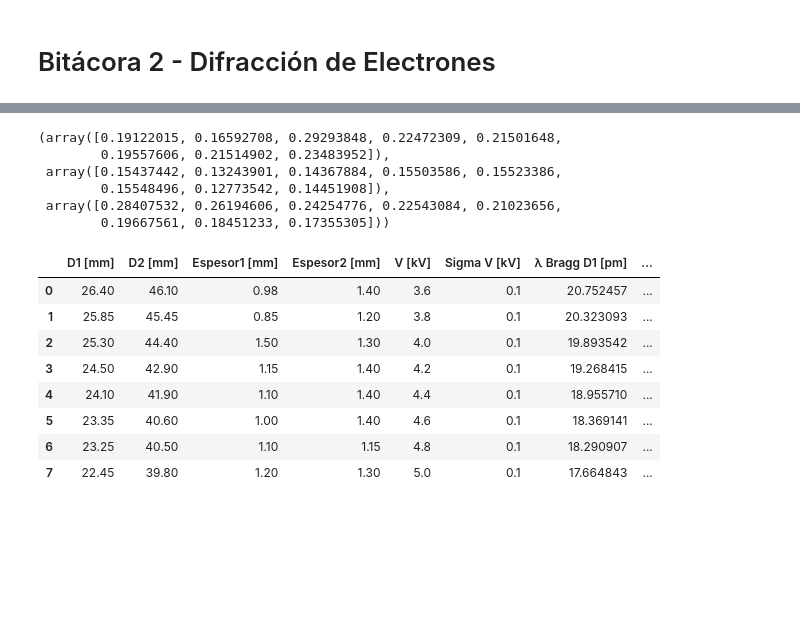
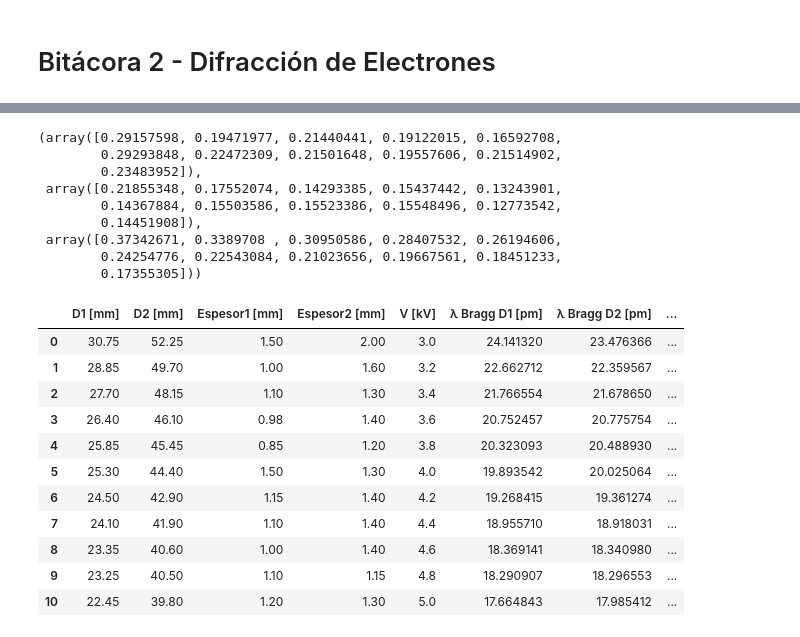
Before and after one commit to QuantumPower4/LabIntermedio2024-2, a Jupyter notebook: Difracción_Electrones/DifracciónElectrones_LabIntermedio.ipynb, the cells around one changed output, grey strips where cells are left out. Saved outputs shown, nothing was run; the diff lists cells and outputs as text; code cells hidden in the pictures; blank space fills up the shorter version.

```diff
--- a/Difracción_Electrones/DifracciónElectrones_LabIntermedio.ipynb
+++ b/Difracción_Electrones/DifracciónElectrones_LabIntermedio.ipynb
@@ -44,9 +31,9 @@ def linear_function(X, a):
 # %%
-D1 = np.array([26.4,25.85,25.3,24.5,24.1,23.35,23.25,22.45])
-D2 = np.array([46.1,45.45,44.4,42.9,41.9,40.6,40.5,39.8])
-Espesor1 = np.array([0.98,0.85,1.5,1.15,1.1,1,1.1,1.2])
-Espesor2 = np.array([1.4,1.2,1.3,1.4,1.4,1.4,1.15,1.3])
-V = np.array([3.6,3.8,4,4.2,4.4,4.6,4.8,5])
+D1 = np.array([30.75,28.85,27.7,26.4,25.85,25.3,24.5,24.1,23.35,23.25,22.45])
+D2 = np.array([52.25,49.7,48.15,46.1,45.45,44.4,42.9,41.9,40.6,40.5,39.8])
+Espesor1 = np.array([1.5,1,1.1,0.98,0.85,1.5,1.15,1.1,1,1.1,1.2])
+Espesor2 = np.array([2,1.6,1.3,1.4,1.2,1.3,1.4,1.4,1.4,1.15,1.3])
+V = np.array([3,3.2,3.4,3.6,3.8,4,4.2,4.4,4.6,4.8,5])
 sigmaV = np.array([0.1]*len(V))
 # %%
 m = 9.11e-31 #kg
@@ -66,27 +53,35 @@ sigma_broglie = 0.25*np.sqrt(2)*(h*sigmaV*(1e3)/np.sqrt(e*m*(V*1e3)**3))*1e12
 
 sigma_braggD1, sigma_braggD2,sigma_broglie
 # %% [output]
-(array([0.19122015, 0.16592708, 0.29293848, 0.22472309, 0.21501648,
-        0.19557606, 0.21514902, 0.23483952]),
- array([0.15437442, 0.13243901, 0.14367884, 0.15503586, 0.15523386,
-        0.15548496, 0.12773542, 0.14451908]),
- array([0.28407532, 0.26194606, 0.24254776, 0.22543084, 0.21023656,
-        0.19667561, 0.18451233, 0.17355305]))
+(array([0.29157598, 0.19471977, 0.21440441, 0.19122015, 0.16592708,
+        0.29293848, 0.22472309, 0.21501648, 0.19557606, 0.21514902,
+        0.23483952]),
+ array([0.21855348, 0.17552074, 0.14293385, 0.15437442, 0.13243901,
+        0.14367884, 0.15503586, 0.15523386, 0.15548496, 0.12773542,
+        0.14451908]),
+ array([0.37342671, 0.3389708 , 0.30950586, 0.28407532, 0.26194606,
+        0.24254776, 0.22543084, 0.21023656, 0.19667561, 0.18451233,
+        0.17355305]))
 # %%
 DataFrame = pd.DataFrame({'D1 [mm]':D1,'D2 [mm]':D2,'Espesor1 [mm]':Espesor1,
-                          'Espesor2 [mm]':Espesor2,'V [kV]':V,"Sigma V [kV]":sigmaV,
-                          "λ Bragg D1 [pm]":braggD1, "λ Bragg D2 [pm]":braggD2, "λ Broglie [pm]":broglie})
+                          'Espesor2 [mm]':Espesor2,'V [kV]':V,
+                          "λ Bragg D1 [pm]":braggD1, "λ Bragg D2 [pm]":braggD2, "λ Broglie [pm]":broglie,
+                          "sigma λ Bragg D1 [pm]":sigma_braggD1,"sigma λ Bragg D2 [pm]":sigma_braggD2,
+                          "sigma λ Broglie [pm]":sigma_broglie})
 DataFrame
 # %% [output]
-|  | D1 [mm] | D2 [mm] | Espesor1 [mm] | Espesor2 [mm] | V [kV] | Sigma V [kV] | λ Bragg D1 [pm] | ... |
-| 0 | 26.40 | 46.10 | 0.98 | 1.40 | 3.6 | 0.1 | 20.752457 | ... |
-| 1 | 25.85 | 45.45 | 0.85 | 1.20 | 3.8 | 0.1 | 20.323093 | ... |
-| 2 | 25.30 | 44.40 | 1.50 | 1.30 | 4.0 | 0.1 | 19.893542 | ... |
-| 3 | 24.50 | 42.90 | 1.15 | 1.40 | 4.2 | 0.1 | 19.268415 | ... |
-| 4 | 24.10 | 41.90 | 1.10 | 1.40 | 4.4 | 0.1 | 18.955710 | ... |
-| 5 | 23.35 | 40.60 | 1.00 | 1.40 | 4.6 | 0.1 | 18.369141 | ... |
-| 6 | 23.25 | 40.50 | 1.10 | 1.15 | 4.8 | 0.1 | 18.290907 | ... |
-| 7 | 22.45 | 39.80 | 1.20 | 1.30 | 5.0 | 0.1 | 17.664843 | ... |
+|  | D1 [mm] | D2 [mm] | Espesor1 [mm] | Espesor2 [mm] | V [kV] | λ Bragg D1 [pm] | λ Bragg D2 [pm] | ... |
+| 0 | 30.75 | 52.25 | 1.50 | 2.00 | 3.0 | 24.141320 | 23.476366 | ... |
+| 1 | 28.85 | 49.70 | 1.00 | 1.60 | 3.2 | 22.662712 | 22.359567 | ... |
+| 2 | 27.70 | 48.15 | 1.10 | 1.30 | 3.4 | 21.766554 | 21.678650 | ... |
+| 3 | 26.40 | 46.10 | 0.98 | 1.40 | 3.6 | 20.752457 | 20.775754 | ... |
+| 4 | 25.85 | 45.45 | 0.85 | 1.20 | 3.8 | 20.323093 | 20.488930 | ... |
+| 5 | 25.30 | 44.40 | 1.50 | 1.30 | 4.0 | 19.893542 | 20.025064 | ... |
+| 6 | 24.50 | 42.90 | 1.15 | 1.40 | 4.2 | 19.268415 | 19.361274 | ... |
+| 7 | 24.10 | 41.90 | 1.10 | 1.40 | 4.4 | 18.955710 | 18.918031 | ... |
+| 8 | 23.35 | 40.60 | 1.00 | 1.40 | 4.6 | 18.369141 | 18.340980 | ... |
+| 9 | 23.25 | 40.50 | 1.10 | 1.15 | 4.8 | 18.290907 | 18.296553 | ... |
+| 10 | 22.45 | 39.80 | 1.20 | 1.30 | 5.0 | 17.664843 | 17.985412 | ... |
 # %%
 Vnew = V**(-1/2)
 sigmaVnew = sigmaV*V**(-3/2)/2
```
Also changed, not shown: parts of 16 cells of this notebook.
